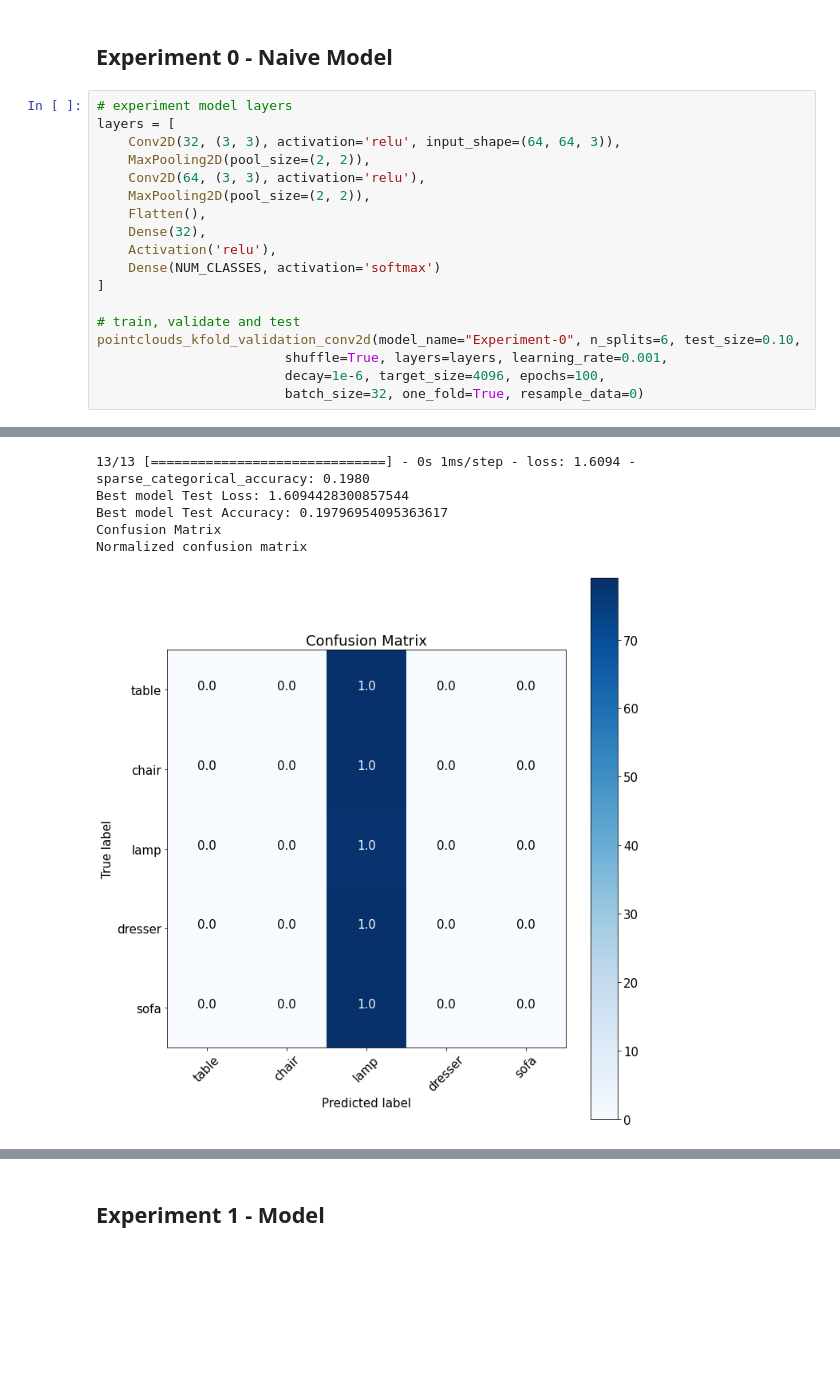
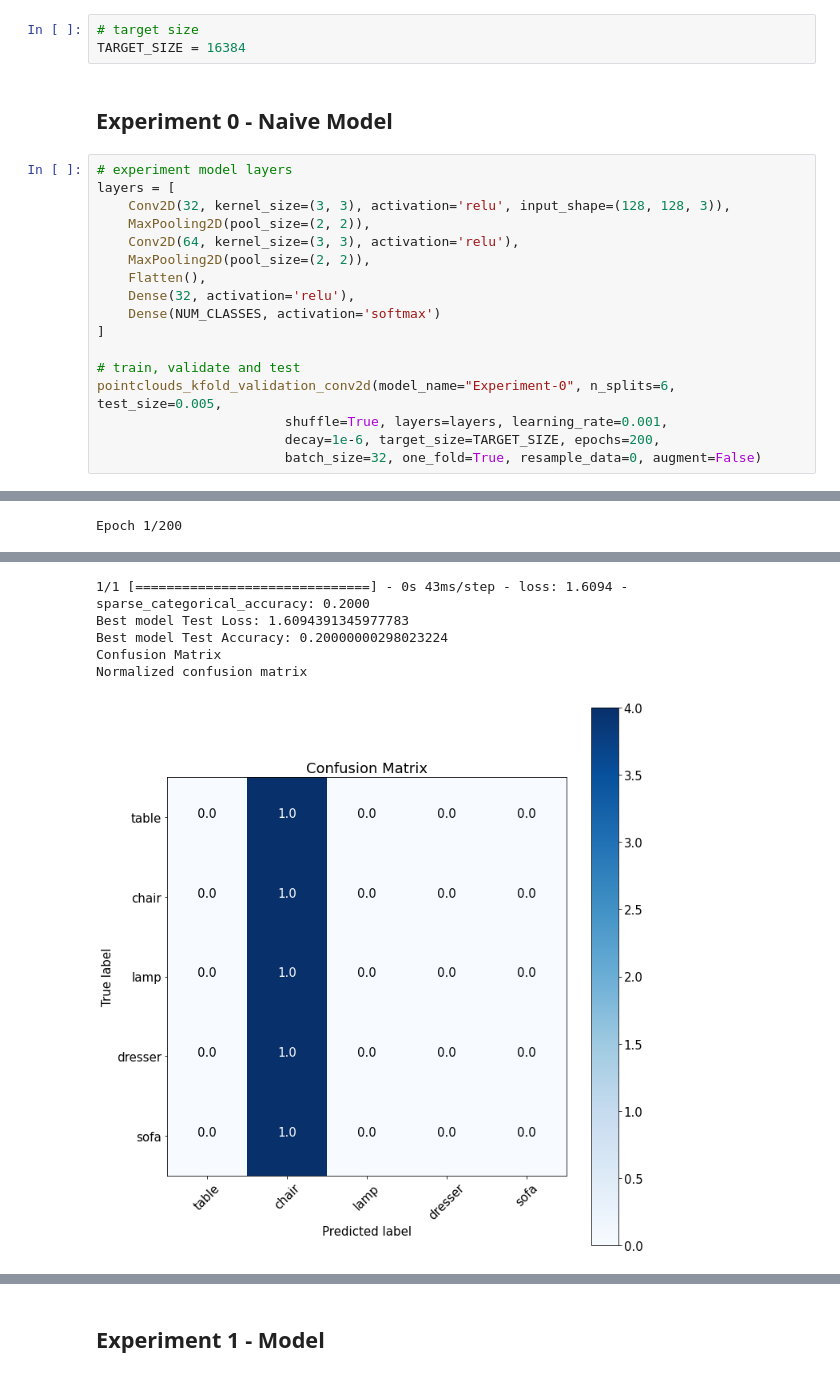
Before and after one commit to rambodrahmani/deep-learning, a Jupyter notebook: jupyter/Task2-Training-from-scratch-pointclouds.ipynb, the cells around one changed output, grey strips where cells are left out. Saved outputs shown, nothing was run; the diff lists cells and outputs as text; blank space fills up the shorter version.

```diff
--- a/jupyter/Task2-Training-from-scratch-pointclouds.ipynb
+++ b/jupyter/Task2-Training-from-scratch-pointclouds.ipynb
@@ -31,21 +47,23 @@ logger.setLevel(logging.CRITICAL)
+# %%
+# target size
+TARGET_SIZE = 16384
 # %% [markdown]
 ## Experiment 0 - Naive Model
 # %%
 # experiment model layers
 layers = [
-    Conv2D(32, (3, 3), activation='relu', input_shape=(64, 64, 3)),
+    Conv2D(32, kernel_size=(3, 3), activation='relu', input_shape=(128, 128, 3)),
     MaxPooling2D(pool_size=(2, 2)),
-    Conv2D(64, (3, 3), activation='relu'),
+    Conv2D(64, kernel_size=(3, 3), activation='relu'),
     MaxPooling2D(pool_size=(2, 2)),
     Flatten(),
-    Dense(32),
-    Activation('relu'),
+    Dense(32, activation='relu'),
     Dense(NUM_CLASSES, activation='softmax')
 ]
 
 # train, validate and test
-pointclouds_kfold_validation_conv2d(model_name="Experiment-0", n_splits=6, test_size=0.10,
+pointclouds_kfold_validation_conv2d(model_name="Experiment-0", n_splits=6, test_size=0.005,
                         shuffle=True, layers=layers, learning_rate=0.001,
-                        decay=1e-6, target_size=4096, epochs=100,
-                        batch_size=32, one_fold=True, resample_data=0)
+                        decay=1e-6, target_size=TARGET_SIZE, epochs=200,
+                        batch_size=32, one_fold=True, resample_data=0, augment=False)
 # %% [output]
@@ -68,0 +99 @@ Epoch 00100: val_loss did not improve from 1.60944
+Epoch 1/200
@@ -71,6 +121,6 @@ Epoch 00100: val_loss did not improve from 1.60944
-13/13 [==============================] - 0s 1ms/step - loss: 1.6094 - sparse_categorical_accuracy: 0.1980
-Best model Test Loss: 1.6094428300857544
-Best model Test Accuracy: 0.19796954095363617
-Confusion Matrix
-Normalized confusion matrix
+1/1 [==============================] - 0s 43ms/step - loss: 1.6094 - sparse_categorical_accuracy: 0.2000
+Best model Test Loss: 1.6094391345977783
+Best model Test Accuracy: 0.20000000298023224
+Confusion Matrix
+Normalized confusion matrix
-[figure, old version]
+[figure, new version]
```
Also changed, not shown: parts of 6 cells of this notebook, 45 other files.
